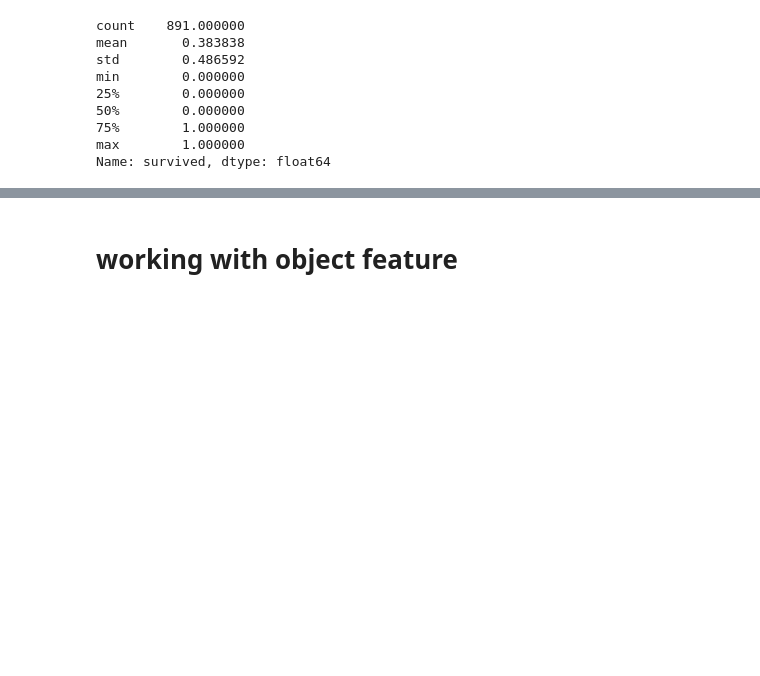
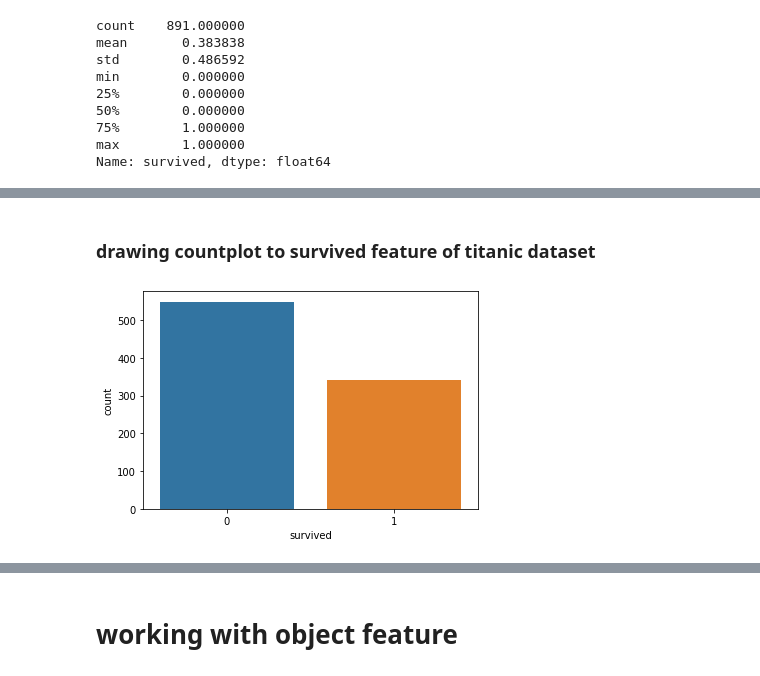
Before and after one commit to safiyeolgun/DA-STATS, a Jupyter notebook: DSTAT1.ipynb, the cells around one changed output, grey strips where cells are left out. Cells and saved outputs as stored; diff of their text form; code cells hidden in the pictures; blank space fills up the shorter version.

```diff
--- a/DSTAT1.ipynb
+++ b/DSTAT1.ipynb
@@ -273,0 +328,7 @@ Name: survived, dtype: float64
+# %% [markdown]
+### drawing countplot to survived feature of titanic dataset
+# %%
+sns.countplot(x ='survived', data = df);
+# sns.countplot(df['survived']); # error x ==x
+# %% [output]
+[figure, added]
```
Also changed, not shown: parts of 44 cells of this notebook.
